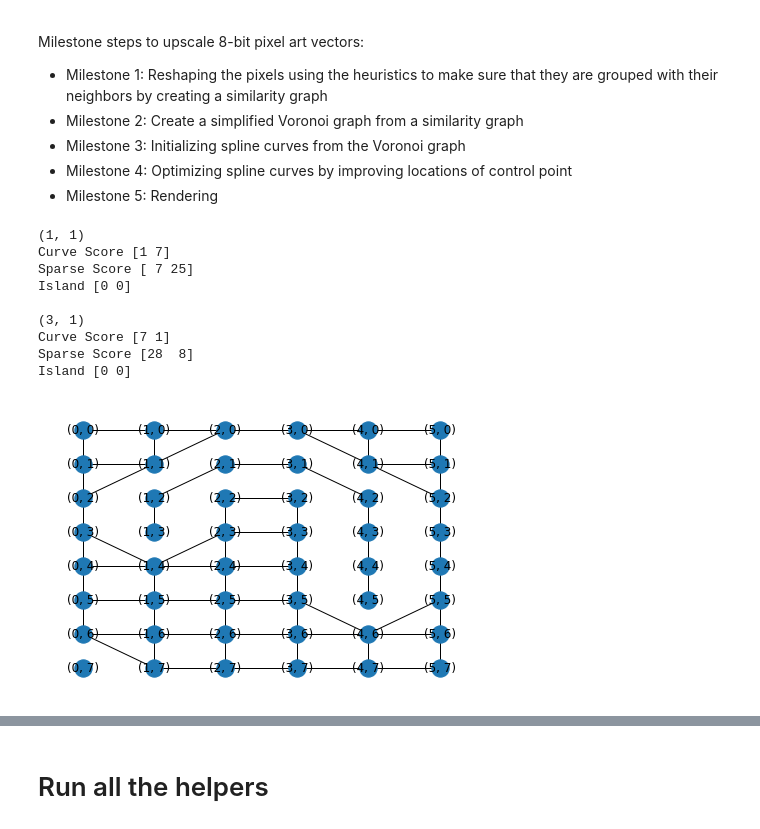
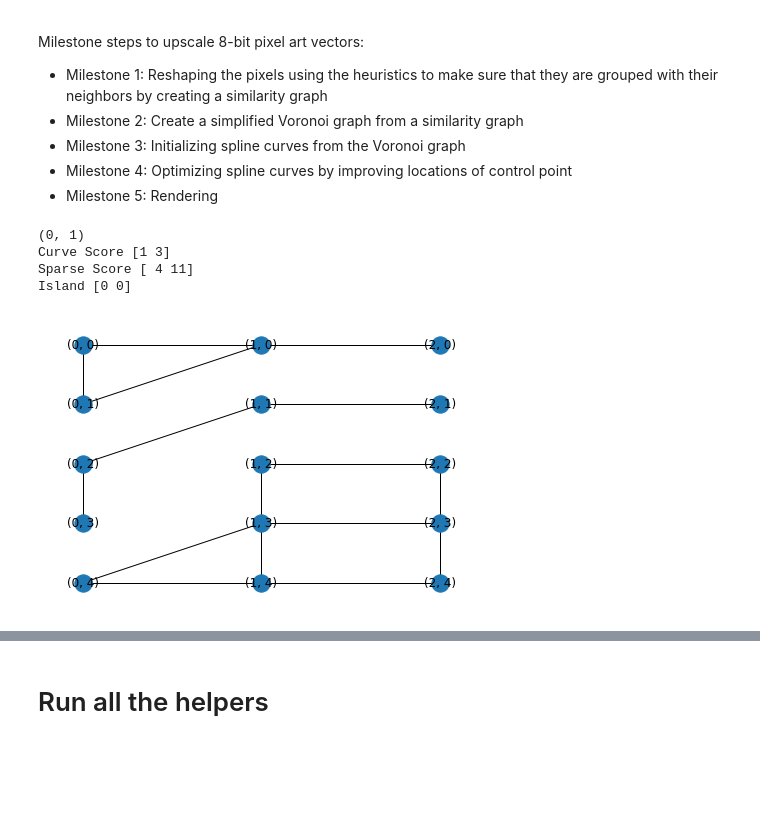
Before and after one commit to josephjkuang/pixel_art, a Jupyter notebook: Upscale.ipynb, the cells around one changed output, grey strips where cells are left out. Drawn from its saved outputs; the diff is of its cells as text; code cells hidden in the pictures; blank space fills up the shorter version.

```diff
--- a/Upscale.ipynb
+++ b/Upscale.ipynb
@@ -155,24 +155,19 @@ def collapseValence(voronoiPts, width, height):
 def onBoundary(point, height, width):
 	return point[0] == 0 or point[0] == width or point[1] == 0 or point[1] == height
 # %%
-boo_arm_file = './inputs/boo_arm_paper.png'
+boo_arm_file = './inputs/boo_arm2.png'
 boo_arm = cv2.imread(boo_arm_file)
 
 graph = create_similarity_graph(boo_arm)
 graph = remove_diagonals(graph, boo_arm)
 pos = {(x,y):(x, -y) for x, y in graph.nodes()}
 nx.draw(graph, pos=pos, with_labels=True)
 # %% [output]
-(1, 1)
-Curve Score [1 7]
-Sparse Score [ 7 25]
+(0, 1)
+Curve Score [1 3]
+Sparse Score [ 4 11]
 Island [0 0]
-
-(3, 1)
-Curve Score [7 1]
-Sparse Score [28  8]
-Island [0 0]
-[figure, old version]
+[figure, new version]
 # %%
 def get_voronoi_nodes(graph):
     nodes = [node for node in graph.nodes()]
```
Also changed, not shown: parts of 2 cells of this notebook.
